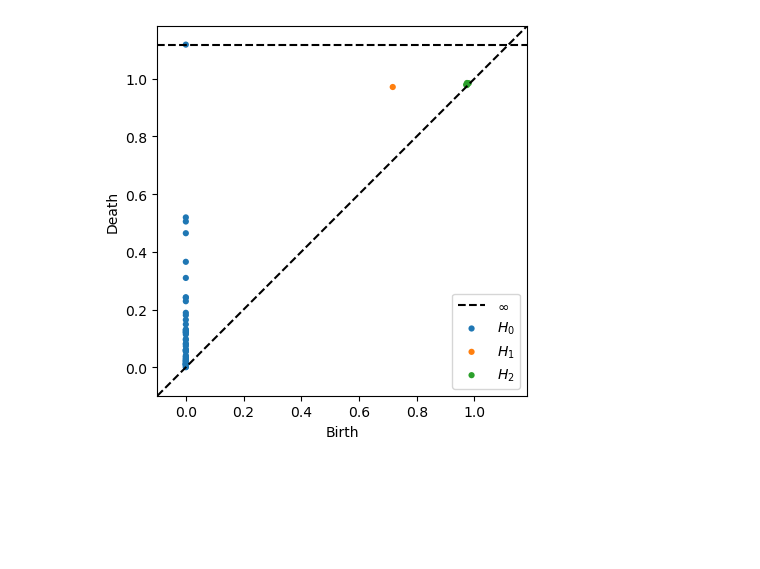
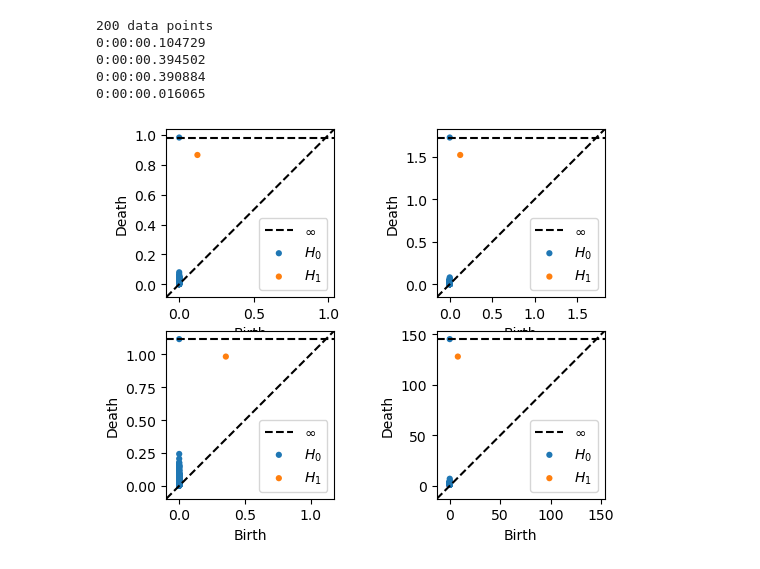
Before and after one commit to theseankid/computational-topology, a Jupyter notebook: examples/compare_diagrams.ipynb, the cells around one changed output. Drawn from its saved outputs; the diff is of its cells as text; code cells hidden in the pictures; blank space fills up the shorter version.

```diff
--- a/examples/compare_diagrams.ipynb
+++ b/examples/compare_diagrams.ipynb
@@ -76,5 +58,39 @@ plot_diagrams(dgms_JD, show=True)#, lifetime=True)
-# %%
-dgms_SD = ripser(SD, distance_matrix=True, maxdim=2)['dgms']
-plot_diagrams(dgms_SD, show=True)#, lifetime=True)
-# %% [output]
-[figure, removed]
+# %%
+print('200 data points')
+times = []
+times.append({'dists':'initial', 'time':datetime.datetime.now()})
+ED = ellipsoid_distances.euclidean_distance_matrix(data, normalize = True)
+times.append({'dists':'ED', 'time':datetime.datetime.now()})
+print(times[-1]['time'] - times[-2]['time'])
+
+JD = ellipsoid_distances.jacobian_ellipsoid_distances(data, f, variables, sigma=0.1)
+times.append({'dists':'JD', 'time':datetime.datetime.now()})
+print(times[-1]['time'] - times[-2]['time'])
+
+SD = ellipsoid_distances.svd_ellipsoid_distances(data, sigma=0.1)
+times.append({'dists':'SD', 'time':datetime.datetime.now()})
+print(times[-1]['time'] - times[-2]['time'])
+
+ND = ellipsoid_distances.neighbors_distances(data)
+times.append({'dists':'ND', 'time':datetime.datetime.now()})
+print(times[-1]['time'] - times[-2]['time'])
+# %% [output]
+200 data points
+0:00:00.104729
+0:00:00.394502
+0:00:00.390884
+0:00:00.016065
+# %%
+dgms_ED = ripser(ED, distance_matrix=True, maxdim=1)['dgms']
+plot_diagrams(dgms_ED, ax=plt.subplot(221))
+
+dgms_JD = ripser(JD, distance_matrix=True, maxdim=1)['dgms']
+plot_diagrams(dgms_JD, ax=plt.subplot(222))
+
+dgms_SD = ripser(SD, distance_matrix=True, maxdim=1)['dgms']
+plot_diagrams(dgms_SD, ax=plt.subplot(223))
+
+dgms_ND = ripser(ND, distance_matrix=True, maxdim=1)['dgms']
+plot_diagrams(dgms_ND, ax=plt.subplot(224))
+# %% [output]
+[figure, added]
```
Also changed, not shown: parts of 20 cells of this notebook, 4 other files.
